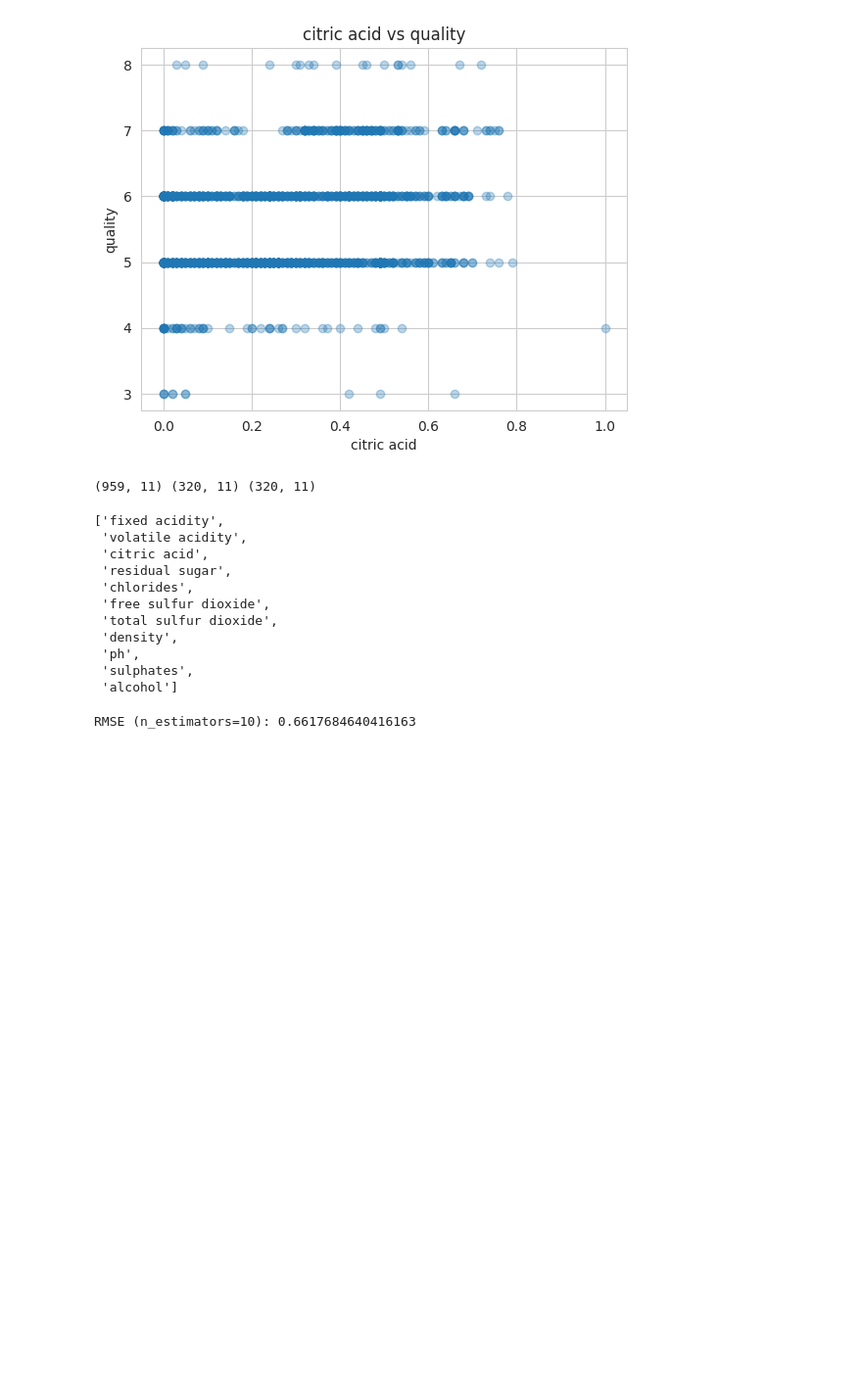
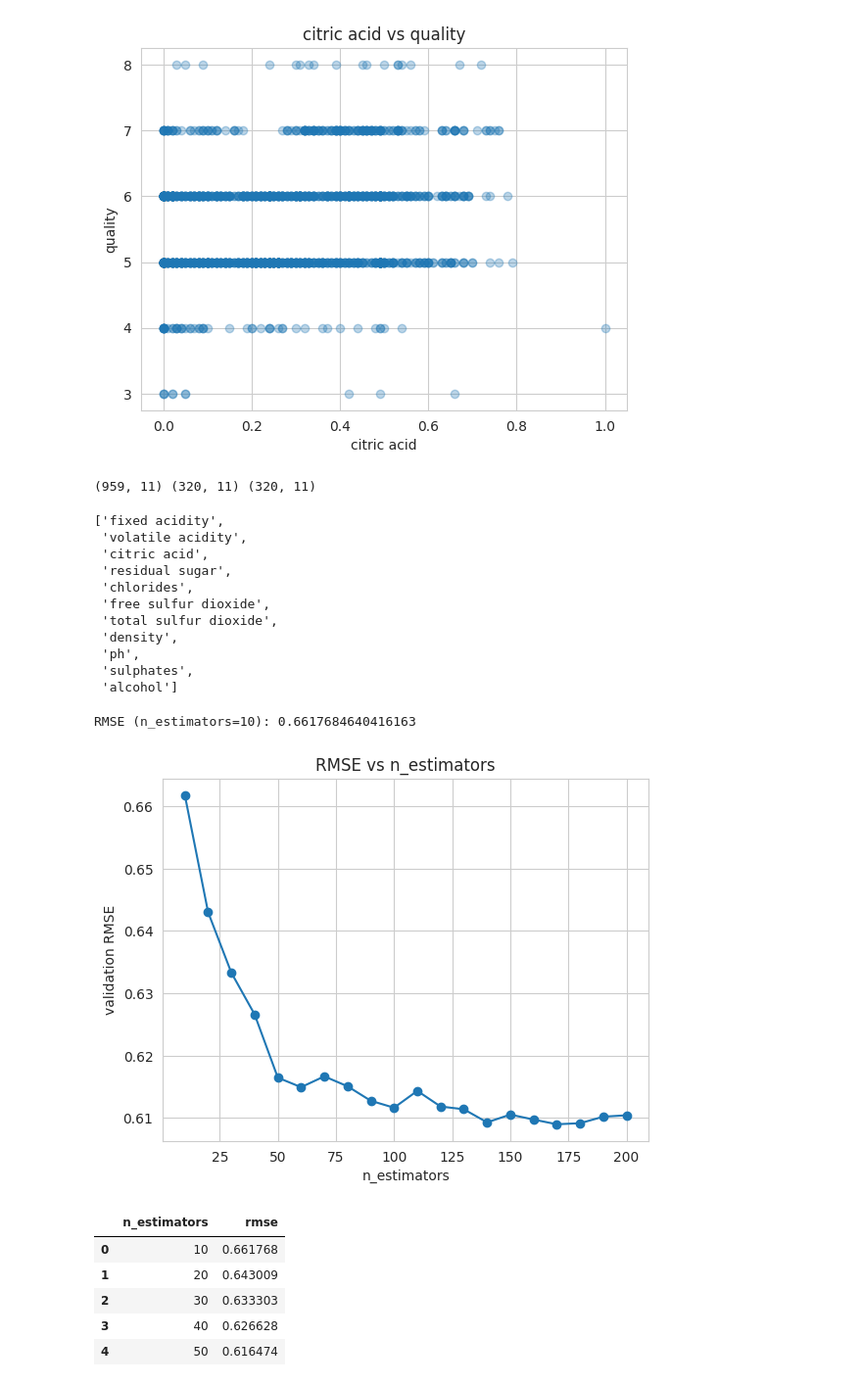
Before and after one commit to Krishna-Teja-Thallapalli-Venkata/WineQuality_End_to_End_ML_MidTerm_Project, a Jupyter notebook: notebook.ipynb, the cells around one changed output. Shown at 98% size. Drawn from its saved outputs; the diff is of its cells as text; code cells hidden in the pictures; blank space fills up the shorter version.

```diff
--- a/notebook.ipynb
+++ b/notebook.ipynb
@@ -166,3 +166,28 @@ rmse =  root_mean_squared_error(y_val, y_pred)
 print('RMSE (n_estimators=10):', rmse)
 # %% [output]
 RMSE (n_estimators=10): 0.6617684640416163
+# %%
+scores = []
+for n in range(10, 201, 10):
+    rf = RandomForestRegressor(n_estimators=n, random_state=RANDOM_STATE, n_jobs=-1)
+    rf.fit(X_train, y_train)
+    y_pred = rf.predict(X_val)
+    rmse = root_mean_squared_error(y_val, y_pred)
+    scores.append((n, rmse))
+
+df_scores = pd.DataFrame(scores, columns=['n_estimators', 'rmse'])
+plt.plot(df_scores.n_estimators, df_scores.rmse, marker='o')
+plt.xlabel('n_estimators')
+plt.ylabel('validation RMSE')
+plt.title('RMSE vs n_estimators')
+plt.show()
+
+df_scores.head()
+# %% [output]
+[figure, added]
+|  | n_estimators | rmse |
+| 0 | 10 | 0.661768 |
+| 1 | 20 | 0.643009 |
+| 2 | 30 | 0.633303 |
+| 3 | 40 | 0.626628 |
+| 4 | 50 | 0.616474 |
```
Also changed, not shown: parts of 4 cells of this notebook, 5 other files.
